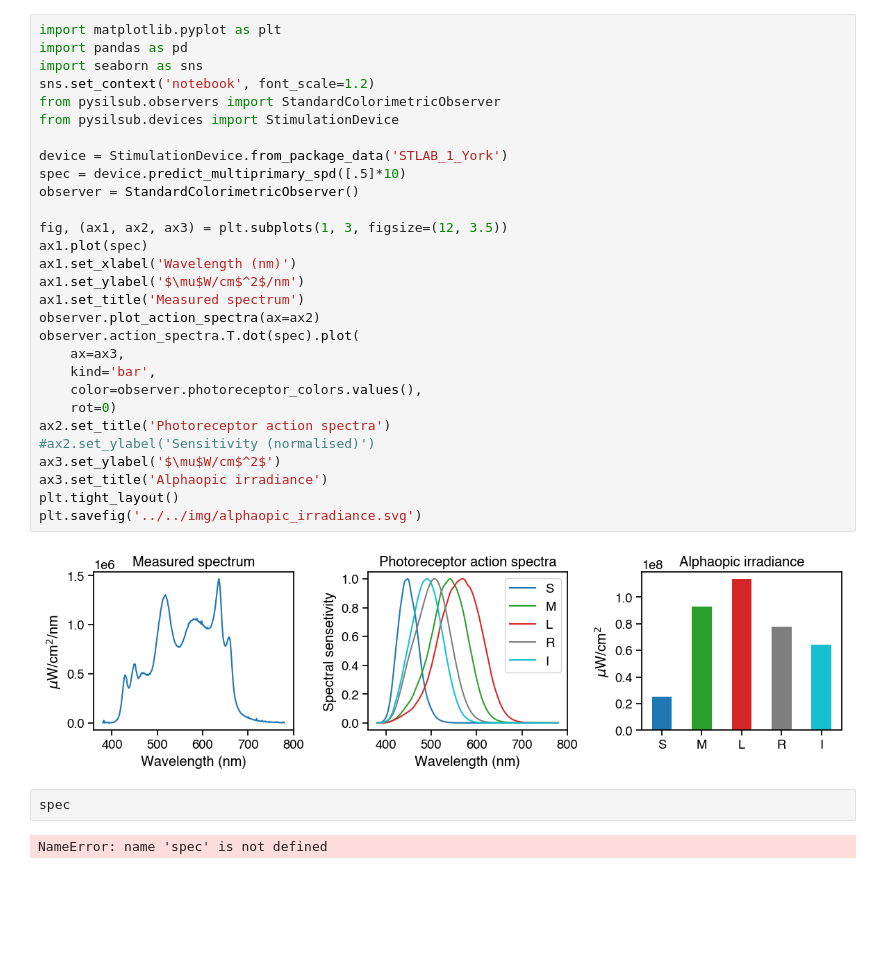
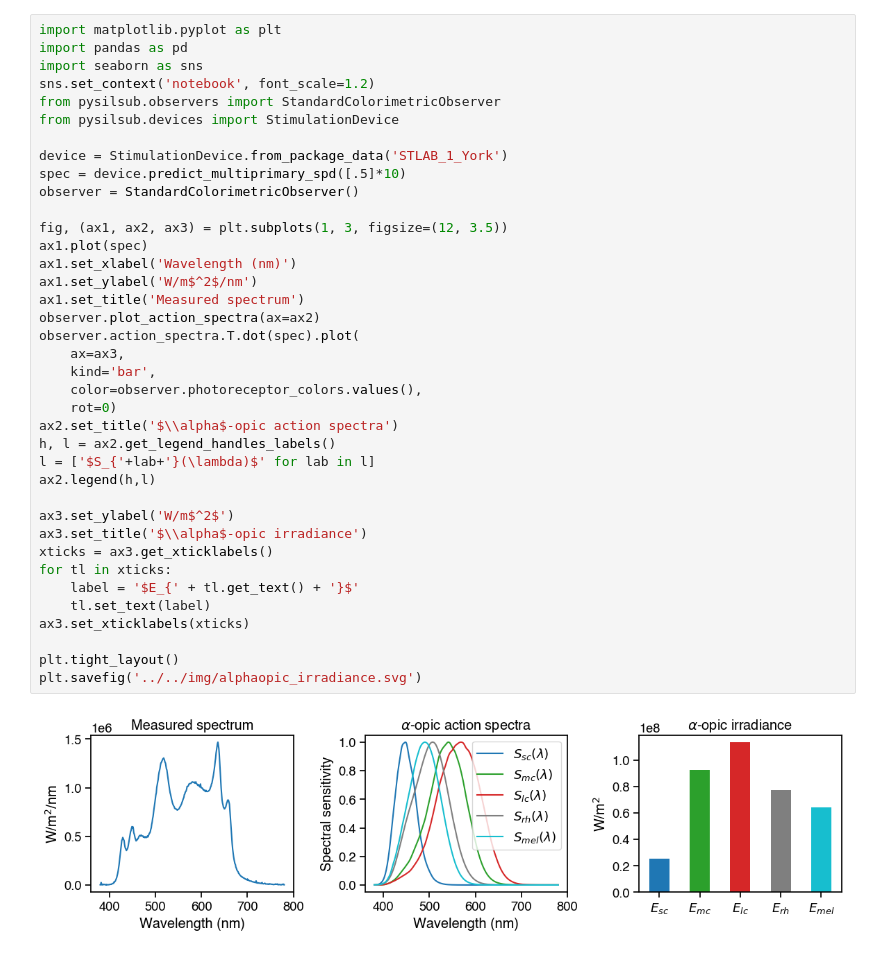
Before and after one commit to PySilentSubstitution/pysilsub, a Jupyter notebook: alphaopic_irradiance.ipynb, the cells around one changed output. Drawn from its saved outputs; the diff is of its cells as text; blank space fills up the shorter version.

```diff
--- a/alphaopic_irradiance.ipynb
+++ b/alphaopic_irradiance.ipynb
@@ -1,35 +1,40 @@
 # %%
 import matplotlib.pyplot as plt
 import pandas as pd
 import seaborn as sns
 sns.set_context('notebook', font_scale=1.2)
 from pysilsub.observers import StandardColorimetricObserver
 from pysilsub.devices import StimulationDevice
 
 device = StimulationDevice.from_package_data('STLAB_1_York')
 spec = device.predict_multiprimary_spd([.5]*10)
 observer = StandardColorimetricObserver()
 
 fig, (ax1, ax2, ax3) = plt.subplots(1, 3, figsize=(12, 3.5))
 ax1.plot(spec)
 ax1.set_xlabel('Wavelength (nm)')
-ax1.set_ylabel('$\mu$W/cm$^2$/nm')
+ax1.set_ylabel('W/m$^2$/nm')
 ax1.set_title('Measured spectrum')
 observer.plot_action_spectra(ax=ax2)
 observer.action_spectra.T.dot(spec).plot(
     ax=ax3,
     kind='bar',
     color=observer.photoreceptor_colors.values(),
     rot=0)
-ax2.set_title('Photoreceptor action spectra')
-#ax2.set_ylabel('Sensitivity (normalised)')
-ax3.set_ylabel('$\mu$W/cm$^2$')
-ax3.set_title('Alphaopic irradiance')
+ax2.set_title('$\\alpha$-opic action spectra')
+h, l = ax2.get_legend_handles_labels()
+l = ['$S_{'+lab+'}(\lambda)$' for lab in l]
+ax2.legend(h,l)
+
+ax3.set_ylabel('W/m$^2$')
+ax3.set_title('$\\alpha$-opic irradiance')
+xticks = ax3.get_xticklabels()
+for tl in xticks:
+    label = '$E_{' + tl.get_text() + '}$'
+    tl.set_text(label)
+ax3.set_xticklabels(xticks)
+
 plt.tight_layout()
 plt.savefig('../../img/alphaopic_irradiance.svg')
 # %% [output]
-[figure, old version]
+[figure, new version]
-# %%
-spec
-# %% [output]
-NameError: name 'spec' is not defined
```
Also changed, not shown: parts of 3 cells of this notebook, 18 other files.
